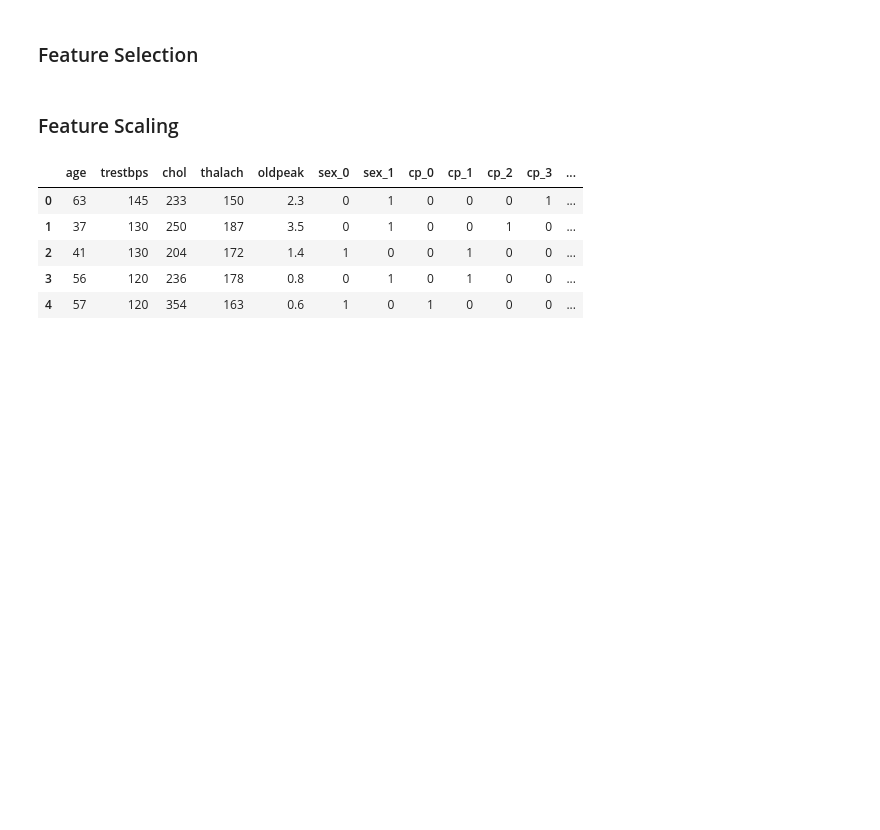
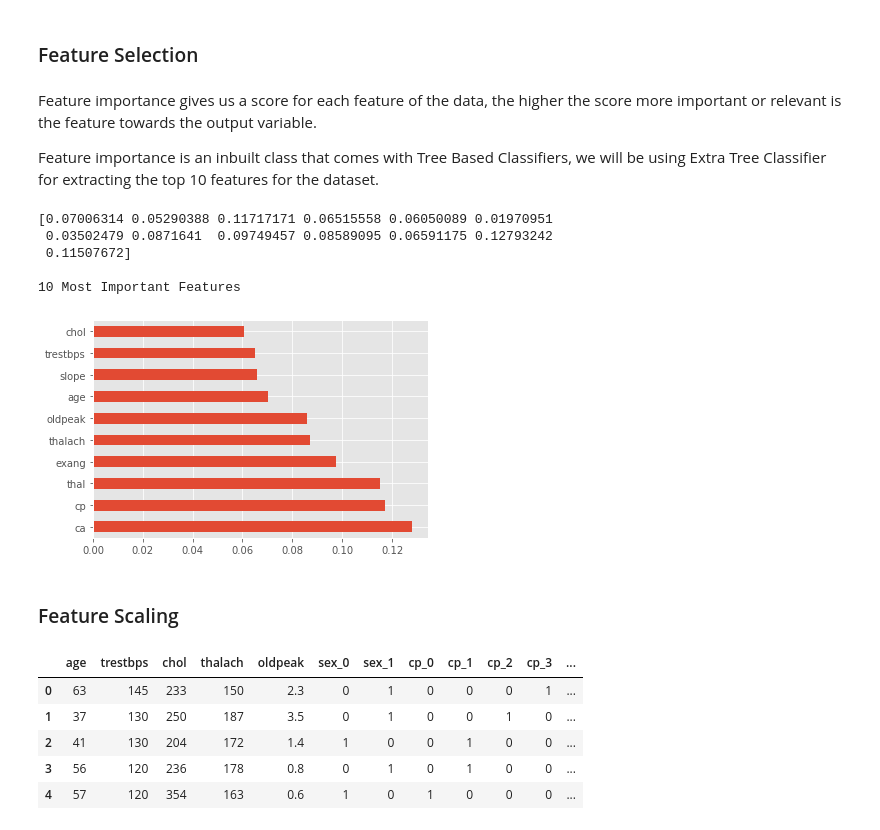
Before and after one commit to abuwildanm/Heart-Disease, a Jupyter notebook: Heart_Disease_Copy.ipynb, the cells around one changed output. Cells and saved outputs as stored; diff of their text form; code cells hidden in the pictures; blank space fills up the shorter version.

Commit message:
Added Feature Selection using Feature Importance

```diff
--- a/Heart_Disease_Copy.ipynb
+++ b/Heart_Disease_Copy.ipynb
@@ -405,6 +405,33 @@ fig.show()
 # print('Data setelah outlier dihilangkan : ', df.shape)
 # %% [markdown]
 ### Feature Selection
+# %% [markdown]
+Feature importance gives us a score for each feature of the data, the higher the score more important or relevant is the feature towards the output variable.
+
+Feature importance is an inbuilt class that comes with Tree Based Classifiers, we will be using Extra Tree Classifier for extracting the top 10 features for the dataset.
+# %%
+X = df.iloc[:,0:13]  #independent columns
+y = df.iloc[:,-1]    #target column
+
+from sklearn.ensemble import ExtraTreesClassifier
+
+model = ExtraTreesClassifier(n_estimators = 100)
+model.fit(X,y)
+
+print(model.feature_importances_) #use inbuilt class feature_importances of tree based classifiers
+#plot graph of feature importances for better visualization
+
+feat_importances = pd.Series(model.feature_importances_, index=X.columns)
+print('\n10 Most Important Features')
+feat_importances.nlargest(10).plot(kind='barh')
+plt.show()
+# %% [output]
+[0.07006314 0.05290388 0.11717171 0.06515558 0.06050089 0.01970951
+ 0.03502479 0.0871641  0.09749457 0.08589095 0.06591175 0.12793242
+ 0.11507672]
+
+10 Most Important Features
+[figure, added]
 # %% [markdown]
 ### Feature Scaling
 # %%
```
Also changed, not shown: parts of 20 cells of this notebook.
